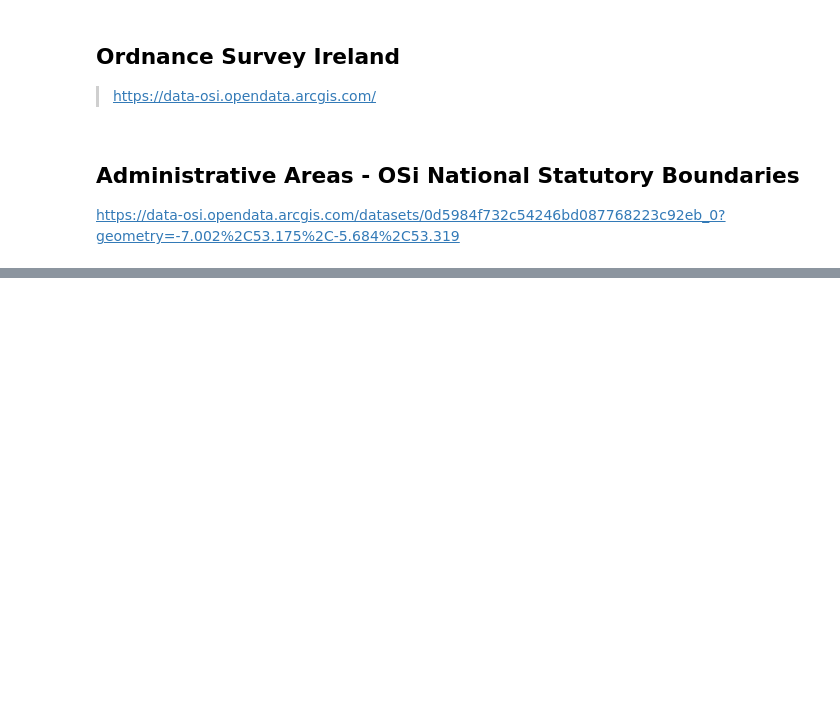
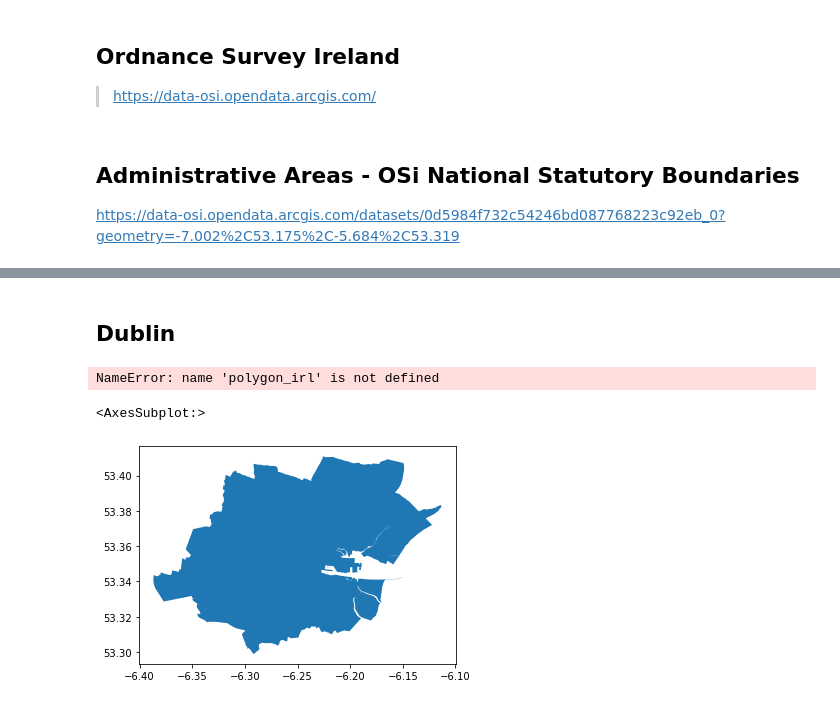
Before and after one commit to pessini/avian-flu-wild-birds-ireland, a Jupyter notebook: Exploratory-Data-Analysis-EDA.ipynb, the cells around one changed output, grey strips where cells are left out. Drawn from its saved outputs; the diff is of its cells as text; code cells hidden in the pictures; blank space fills up the shorter version.

```diff
--- a/Exploratory-Data-Analysis-EDA.ipynb
+++ b/Exploratory-Data-Analysis-EDA.ipynb
@@ -363,0 +373,15 @@ admin_areas.plot(figsize=(12,10), facecolor='white', edgecolor='black')
+# %% [markdown]
+## Dublin
+# %%
+polygon_dublin
+
+gdf_avian_flu_dublin = gdf_infected_birds[gdf_infected_birds.intersects(polygon_irl)]
+# %% [output]
+NameError: name 'polygon_irl' is not defined
+# %%
+dublin_area = admin_areas.iloc[[0]]
+# %%
+dublin_area.plot()
+# %% [output]
+<AxesSubplot:>
+[figure, added]
```
Also changed, not shown: parts of 27 cells of this notebook.
